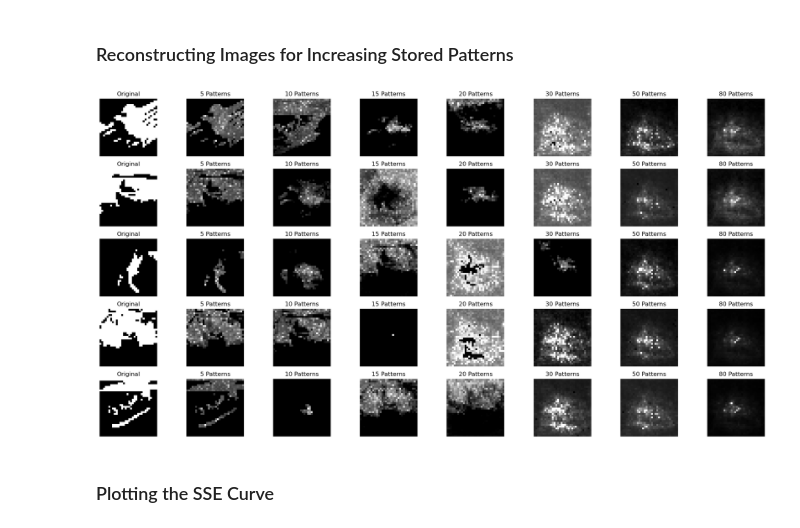
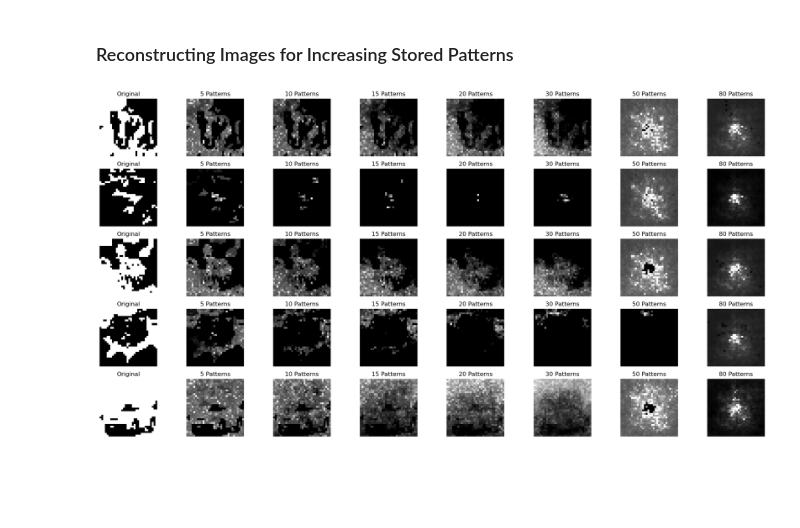
Before and after one commit to chenpy2000/Hopfield, a Jupyter notebook: visualize_spiking.ipynb, the cells around one changed output. Saved outputs shown, nothing was run; the diff lists cells and outputs as text; code cells hidden in the pictures; blank space fills up the shorter version.

Commit message:
fixed a few mistakes i made when generating the plots in visualize_spiking.ipynb

```diff
--- a/visualize_spiking.ipynb
+++ b/visualize_spiking.ipynb
@@ -157,44 +158,42 @@ for i, num_patterns in enumerate(num_patterns_list):
         plot_idx = list(selected_idxs)
 
     baseline_original = stored_images[list(selected_idxs)]
-    baseline_masked = masked_images[list(selected_idxs)]
+    baseline_masked = masked_images[plot_idx]
 
     spiking_hn.train(baseline_original)
 
     retrieved_grayscale, retrieved_binary = spiking_hn.forward(baseline_masked)
-    sse = np.sum((baseline_original - retrieved_binary)**2)
 
     # Store the results for plotting later
     results.append(retrieved_grayscale)
-    sse_values.append(sse)
+
+    del spiking_hn
 
 # Create a large figure with an appropriate size
 plt.figure(figsize=(20, 10))
 
 # Loop through the rows (images)
 for row, idx in enumerate(plot_idx, start=1):
 
     # Plot the original image
     plt.subplot(len(plot_idx), len(num_patterns_list)+1, (row-1)*(len(num_patterns_list)+1) + 1)
     plt.imshow(stored_images[plot_idx[row-1]].reshape(32,32), cmap='gray')
     plt.title(f'Original')
     plt.axis('off')
 
     # Plot the retrieved images for each number of patterns
     for i, num_patterns in enumerate(num_patterns_list):
 
         image_to_plot = results[i][row-1].reshape(32, 32)
 
         # Plot the image on the appropriate subplot axis
         plt.subplot(len(plot_idx), len(num_patterns_list)+1, (row-1)*(len(num_patterns_list)+1) + (i+2))
         plt.imshow(image_to_plot, cmap='gray')
         plt.title(f'{num_patterns} Patterns')
         plt.axis('off')
 
 # Display the plots
 plt.tight_layout()
 plt.show()
 # %% [output]
-[figure, old version]
+[figure, new version]
-# %% [markdown]
-### Plotting the SSE Curve
```
Also changed, not shown: parts of 6 cells of this notebook, 1 other file.
